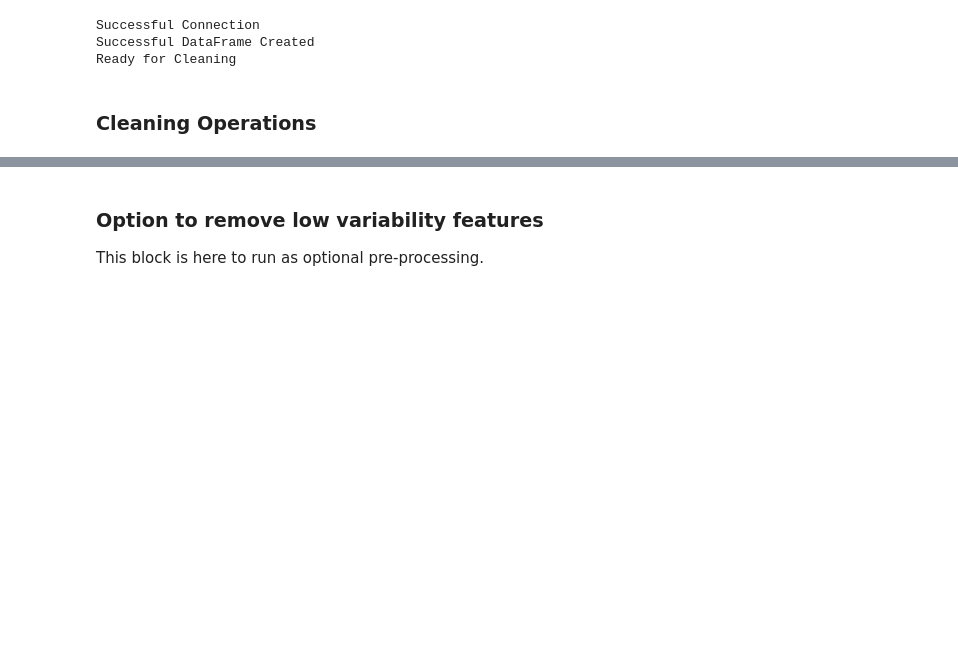
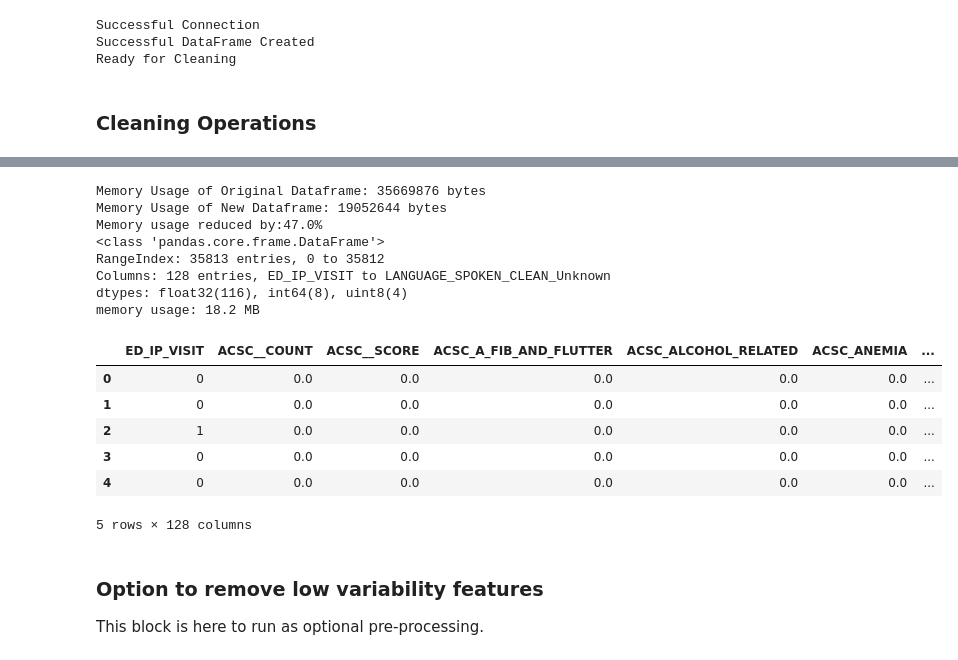
Before and after one commit to jdriggersVesta/Python, a Jupyter notebook: Python/VIP/WIP_UHC_NE VIP Model - Production.ipynb, the cells around one changed output, grey strips where cells are left out. Saved outputs shown, nothing was run; the diff lists cells and outputs as text; code cells hidden in the pictures; blank space fills up the shorter version.

```diff
--- a/Python/VIP/WIP_UHC_NE VIP Model - Production.ipynb
+++ b/Python/VIP/WIP_UHC_NE VIP Model - Production.ipynb
@@ -355,6 +339,26 @@ Memory Usage of Dataframe: 28602260 bytes
 # %%
 #convert data types
 #changing all float64 to float32
 df[df.select_dtypes(np.float64).columns] = df.select_dtypes(np.float64).astype(np.float32)
-
+new_memory = df.memory_usage().sum()
+print(f'Memory Usage of Original Dataframe: {original_memory} bytes')
+print(f'Memory Usage of New Dataframe: {new_memory} bytes')
+print(f'Memory usage reduced by:{round((original_memory-new_memory)/original_memory * 100,0)}%')
+df.info()
 df.head()
+# %% [output]
+Memory Usage of Original Dataframe: 35669876 bytes
+Memory Usage of New Dataframe: 19052644 bytes
+Memory usage reduced by:47.0%
+<class 'pandas.core.frame.DataFrame'>
+RangeIndex: 35813 entries, 0 to 35812
+Columns: 128 entries, ED_IP_VISIT to LANGUAGE_SPOKEN_CLEAN_Unknown
+dtypes: float32(116), int64(8), uint8(4)
+memory usage: 18.2 MB
+|  | ED_IP_VISIT | ACSC__COUNT | ACSC__SCORE | ACSC_A_FIB_AND_FLUTTER | ACSC_ALCOHOL_RELATED | ACSC_ANEMIA | ... |
+| 0 | 0 | 0.0 | 0.0 | 0.0 | 0.0 | 0.0 | ... |
+| 1 | 0 | 0.0 | 0.0 | 0.0 | 0.0 | 0.0 | ... |
+| 2 | 1 | 0.0 | 0.0 | 0.0 | 0.0 | 0.0 | ... |
+| 3 | 0 | 0.0 | 0.0 | 0.0 | 0.0 | 0.0 | ... |
+| 4 | 0 | 0.0 | 0.0 | 0.0 | 0.0 | 0.0 | ... |
+5 rows × 128 columns
```
Also changed, not shown: parts of 19 cells of this notebook, 7 other files.
